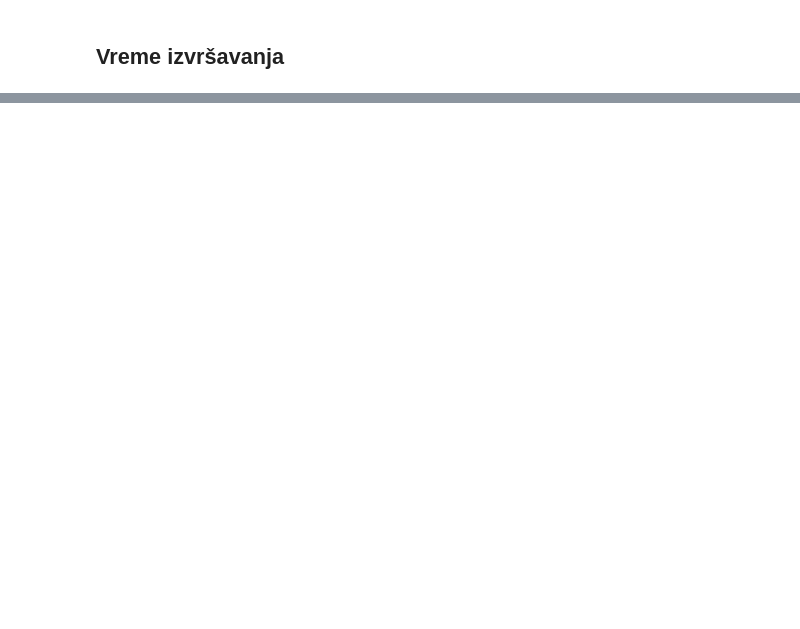
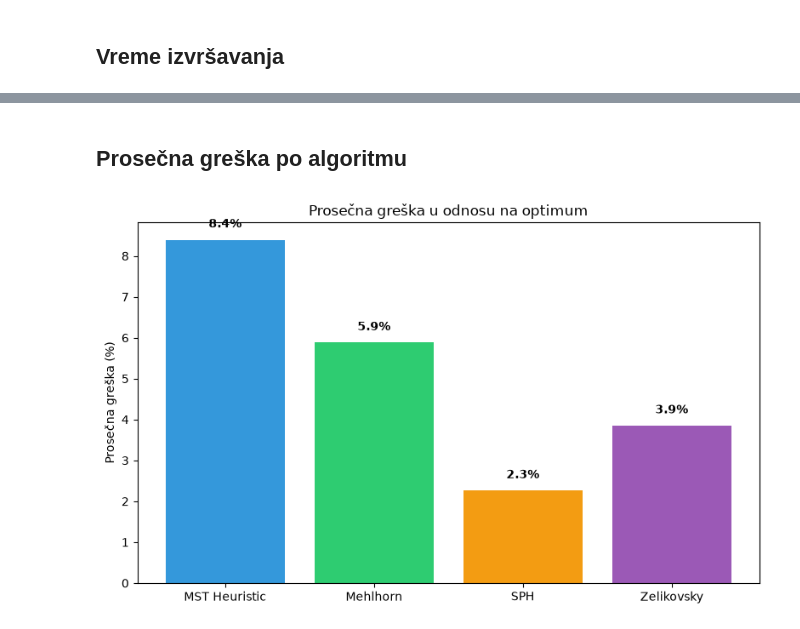
Before and after one commit to TinovoS/Approxiation-algorithms-for-Steiner-trees-in-weighted-graphs, a Jupyter notebook: 03_test_small.ipynb, the cells around one changed output, grey strips where cells are left out. Cells and saved outputs as stored; diff of their text form; code cells hidden in the pictures; blank space fills up the shorter version.

```diff
--- a/03_test_small.ipynb
+++ b/03_test_small.ipynb
@@ -47,0 +68,6 @@ plot_times(results, algorithms)
+# %% [markdown]
+## Prosečna greška po algoritmu
+# %%
+plot_avg_errors(results, algorithms)
+# %% [output]
+[figure, added]
```
Also changed, not shown: parts of 13 cells of this notebook.
